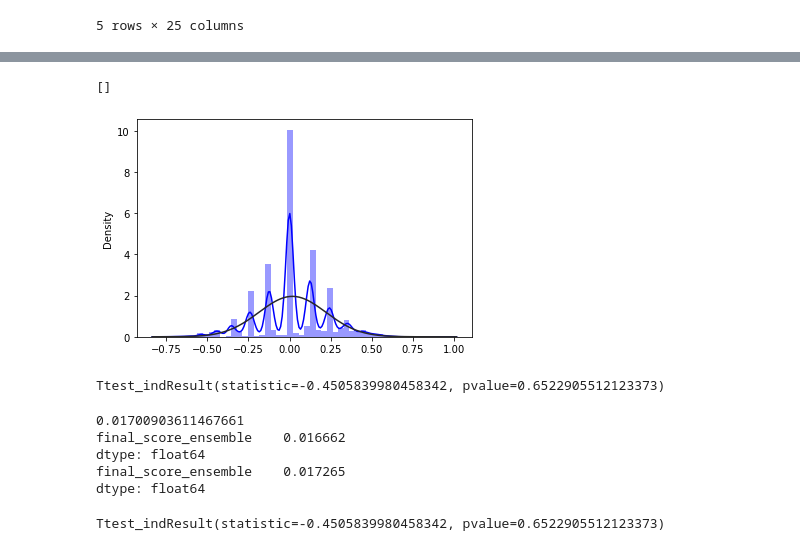
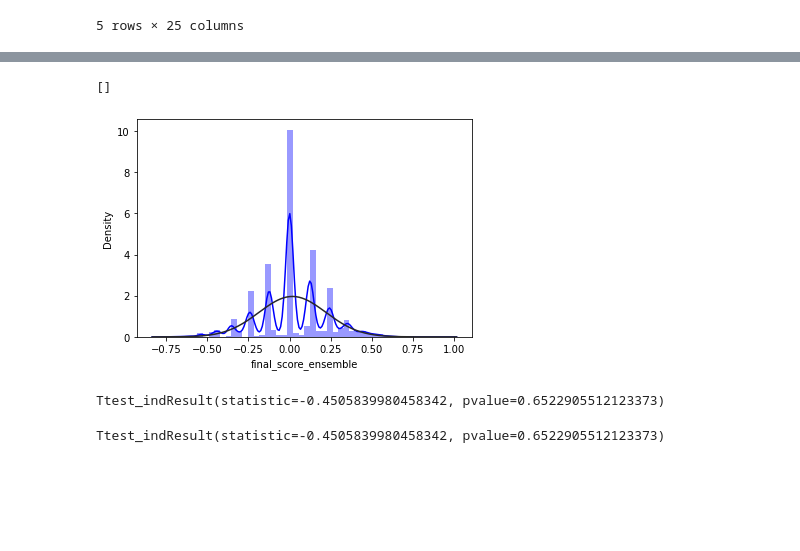
Before and after one commit to leosilva/peerj_computer_science_2022, a Jupyter notebook: Notebooks/Statistics - Working x Non-working.ipynb, the cells around one changed output, grey strips where cells are left out. Drawn from its saved outputs; the diff is of its cells as text; code cells hidden in the pictures; blank space fills up the shorter version.

```diff
--- a/Notebooks/Statistics - Working x Non-working.ipynb
+++ b/Notebooks/Statistics - Working x Non-working.ipynb
@@ -320,9 +364,9 @@ pg.normality(non_work_times_df)
 # %%
-sns.distplot(non_work_times_df, fit = sts.norm, kde = True, color = 'blue')
+sns.distplot(non_work_times_df['final_score_ensemble'], fit = sts.norm, kde = True, color = 'blue')
 plt.plot()
 # %% [output]
 []
-[figure, old version]
+[figure, new version]
 # %%
 # Tentativa de t-test
 
@@ -330,15 +374,9 @@ sts.ttest_ind(work_times_df['final_score_ensemble'], non_work_times_df['final_sc
 # %% [output]
 Ttest_indResult(statistic=-0.4505839980458342, pvalue=0.6522905512123373)
 # %%
-print(np.mean(tweets_df['final_score_ensemble']))
-print(np.mean(work_times_df))
-print(np.mean(non_work_times_df))
+# print(np.mean(tweets_df['final_score_ensemble']))
+# print(np.mean(work_times_df))
+# print(np.mean(non_work_times_df))
-# %% [output]
-0.01700903611467661
-final_score_ensemble    0.016662
-dtype: float64
-final_score_ensemble    0.017265
-dtype: float64
 # %%
 # Excluindo os tweets neutros
 
```
Also changed, not shown: parts of 25 cells of this notebook, 1 other file.
